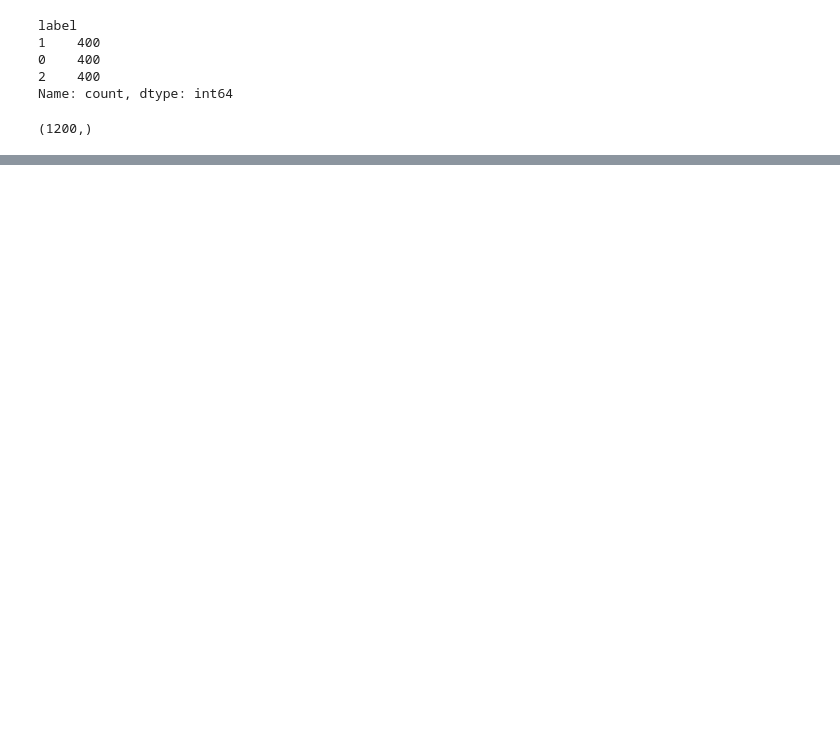
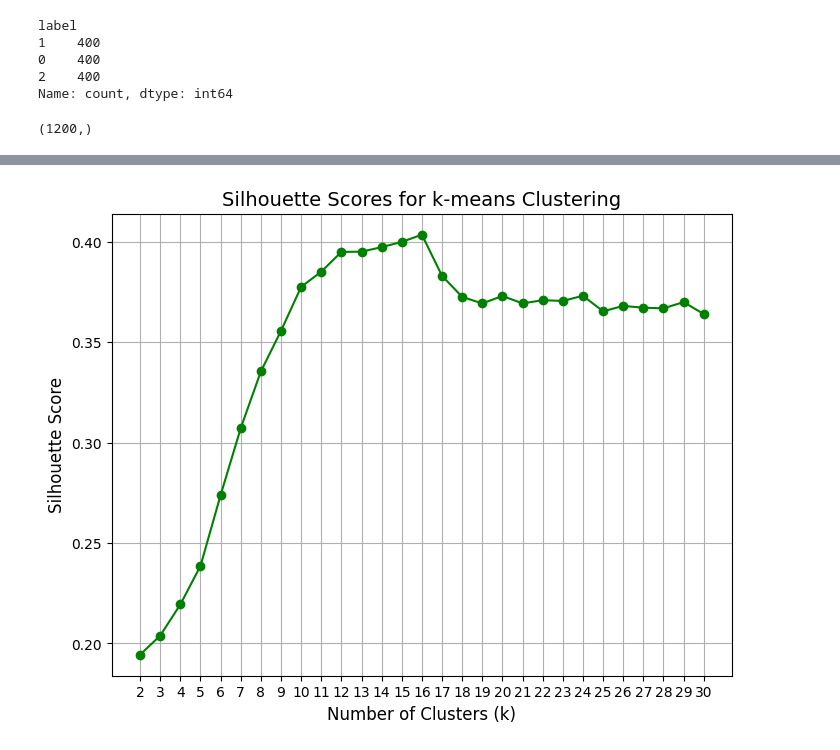
Before and after one commit to AlexHorduz/galaxy_morph, a Jupyter notebook: src/manifold/LLE.ipynb, the cells around one changed output, grey strips where cells are left out. Drawn from its saved outputs; the diff is of its cells as text; code cells hidden in the pictures; blank space fills up the shorter version.

```diff
--- a/src/manifold/LLE.ipynb
+++ b/src/manifold/LLE.ipynb
@@ -166,3 +187,24 @@ preds.shape
+# %%
+from sklearn.metrics import silhouette_score
+
+silhouette_scores = []
+
+for n_clusters in range(2, max_clusters + 1):
+    kmeans = KMeans(n_clusters=n_clusters, random_state=SEED, n_init="auto").fit(embedding)
+    score = silhouette_score(embedding, kmeans.labels_)
+    silhouette_scores.append(score)
+
+# Plot silhouette scores
+plt.figure(figsize=(8, 6))
+plt.plot(range(2, max_clusters + 1), silhouette_scores, marker='o', linestyle='-', color='g')
+plt.title("Silhouette Scores for k-means Clustering", fontsize=14)
+plt.xlabel("Number of Clusters (k)", fontsize=12)
+plt.ylabel("Silhouette Score", fontsize=12)
+plt.xticks(range(2, max_clusters + 1))
+plt.grid(True)
+plt.show()
+# %% [output]
+[figure, added]
 # %%
 fig = px.scatter_3d(
     x=embedding[:, 0],
```
Also changed, not shown: parts of 6 cells of this notebook, 1 other file.
